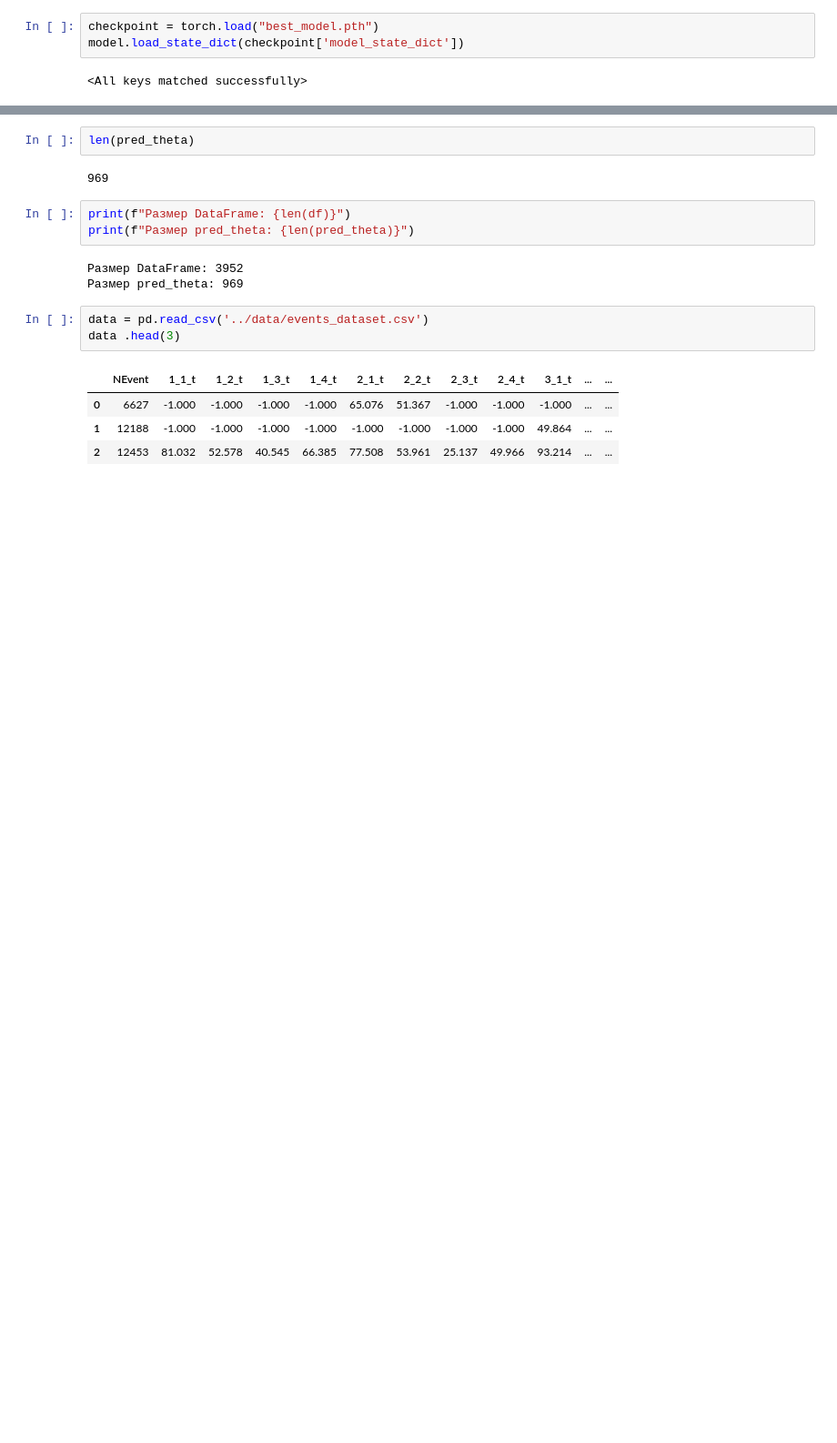
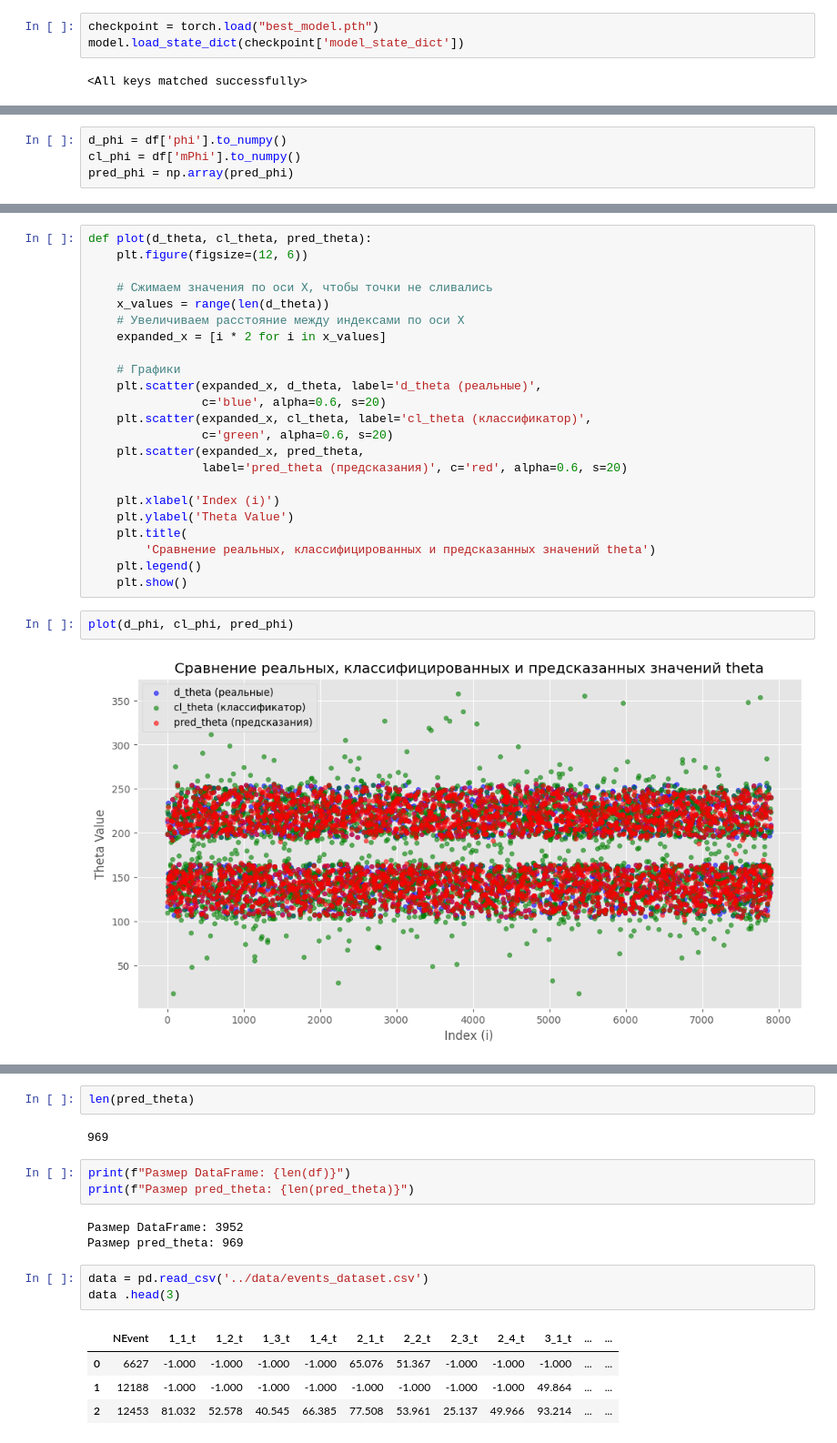
Before and after one commit to matalhim/EAS, a Jupyter notebook: direction/nn4.ipynb, the cells around one changed output, grey strips where cells are left out. Shown at 91% size. Drawn from its saved outputs; the diff is of its cells as text; blank space fills up the shorter version.

```diff
--- a/direction/nn4.ipynb
+++ b/direction/nn4.ipynb
@@ -360,3 +310,7 @@ pred_theta = pred_theta
+# %%
+d_phi = df['phi'].to_numpy()
+cl_phi = df['mPhi'].to_numpy()
+pred_phi = np.array(pred_phi)
 # %%
 plt.figure(figsize=(12, 6))
 
@@ -383,3 +337,30 @@ plt.show()
+# %%
+def plot(d_theta, cl_theta, pred_theta):
+    plt.figure(figsize=(12, 6))
+
+    # Сжимаем значения по оси X, чтобы точки не сливались
+    x_values = range(len(d_theta))
+    # Увеличиваем расстояние между индексами по оси X
+    expanded_x = [i * 2 for i in x_values]
+
+    # Графики
+    plt.scatter(expanded_x, d_theta, label='d_theta (реальные)',
+                c='blue', alpha=0.6, s=20)
+    plt.scatter(expanded_x, cl_theta, label='cl_theta (классификатор)',
+                c='green', alpha=0.6, s=20)
+    plt.scatter(expanded_x, pred_theta,
+                label='pred_theta (предсказания)', c='red', alpha=0.6, s=20)
+
+    plt.xlabel('Index (i)')
+    plt.ylabel('Theta Value')
+    plt.title(
+        'Сравнение реальных, классифицированных и предсказанных значений theta')
+    plt.legend()
+    plt.show()
+# %%
+plot(d_phi, cl_phi, pred_phi)
+# %% [output]
+[figure, added]
 # %%
 d_theta = df['theta'].to_numpy()
 cl_theta = df['mTheta'].to_numpy()
```
Also changed, not shown: parts of 24 cells of this notebook, 1 other file.
